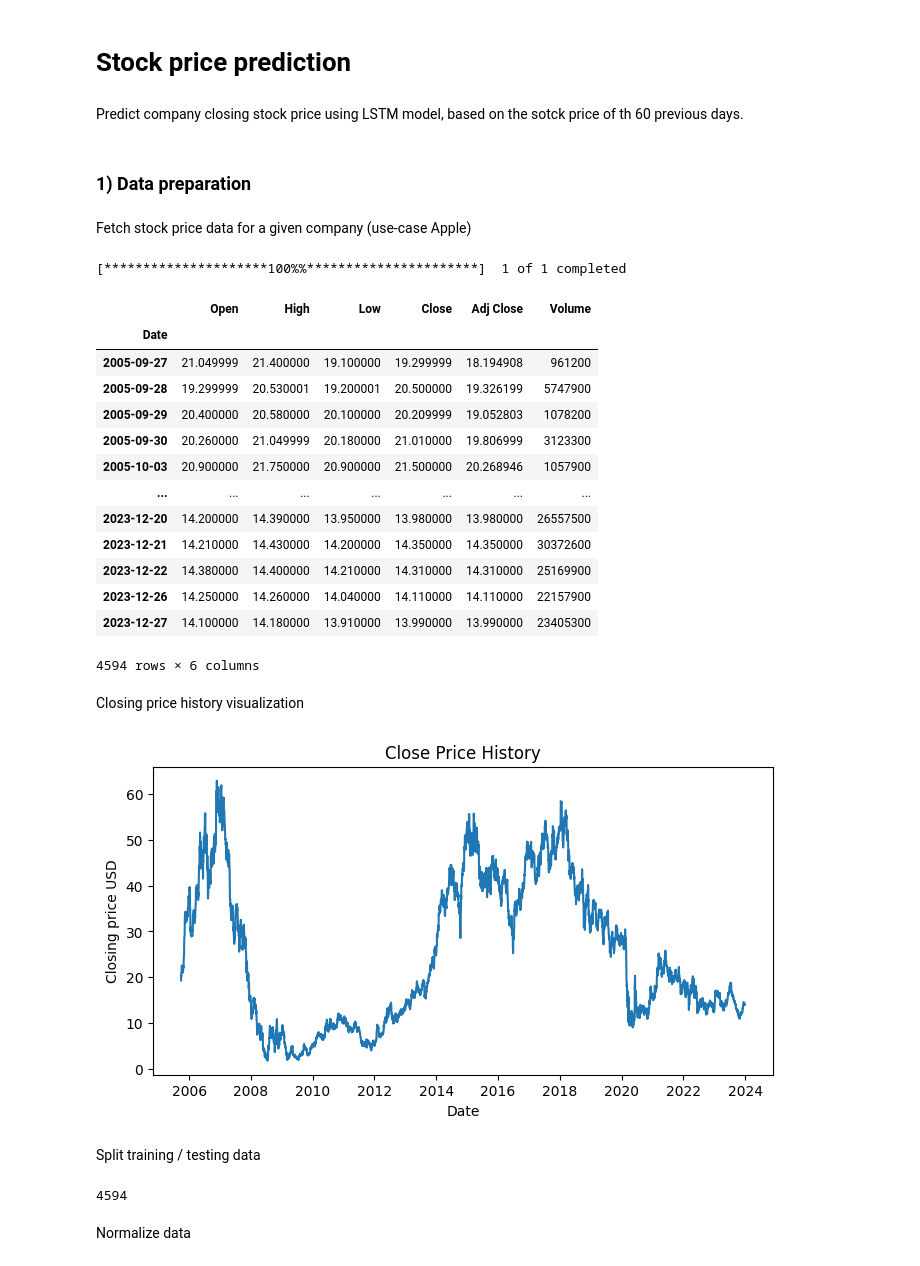
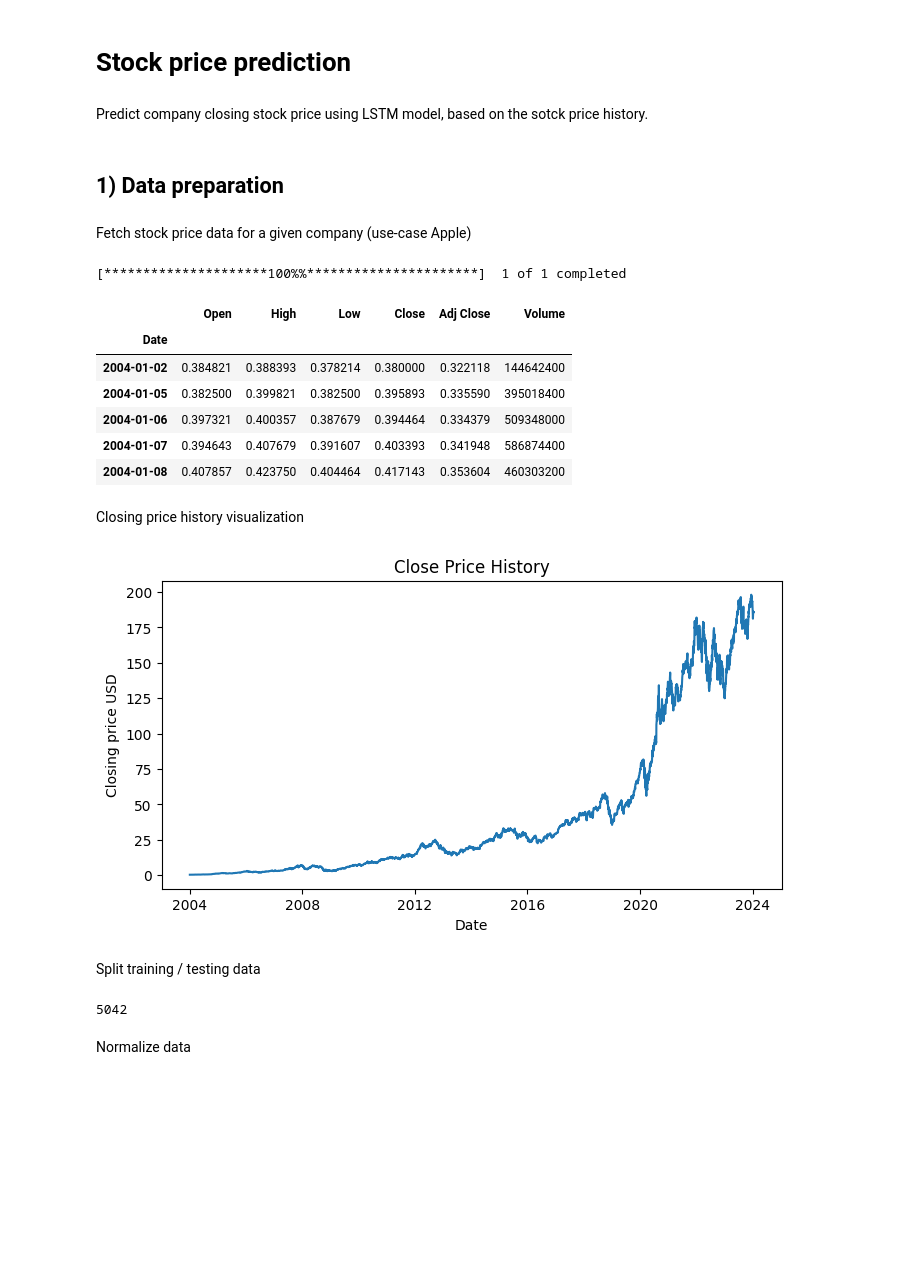
Before and after one commit to AmL-Dev/StockPrediction, a Jupyter notebook: StockPricePred.ipynb, the cells around one changed output. Cells and saved outputs as stored; diff of their text form; code cells hidden in the pictures; blank space fills up the shorter version.

```diff
--- a/StockPricePred.ipynb
+++ b/StockPricePred.ipynb
@@ -1,7 +1,7 @@
 # %% [markdown]
 # Stock price prediction
 # %% [markdown]
-Predict company closing stock price using LSTM model, based on the sotck price of th 60 previous days.
+Predict company closing stock price using LSTM model, based on the sotck price history.
 # %%
 import math
 import numpy as np
@@ -14,32 +15,25 @@ from datetime import date
 import matplotlib.pyplot as plt
 import yfinance as yf
 # %% [markdown]
-### 1) Data preparation
+## 1) Data preparation
 # %% [markdown]
 Fetch stock price data for a given company (use-case Apple)
 # %%
-start_date = '1970-01-01'
+start_date = '2004-01-01'
 end_date = date.today().strftime("%Y-%m-%d")
-company_code = 'AAL' #American Airlines
+company_code = 'AAPL' #American Airlines
 # %%
 df = yf.download(tickers = company_code, start = start_date, end = end_date)
-df
+df.head()
 # %% [output]
 [*********************100%%**********************]  1 of 1 completed
 |  | Open | High | Low | Close | Adj Close | Volume |
 | Date |  |  |  |  |  |  |
-| 2005-09-27 | 21.049999 | 21.400000 | 19.100000 | 19.299999 | 18.194908 | 961200 |
-| 2005-09-28 | 19.299999 | 20.530001 | 19.200001 | 20.500000 | 19.326199 | 5747900 |
-| 2005-09-29 | 20.400000 | 20.580000 | 20.100000 | 20.209999 | 19.052803 | 1078200 |
-| 2005-09-30 | 20.260000 | 21.049999 | 20.180000 | 21.010000 | 19.806999 | 3123300 |
-| 2005-10-03 | 20.900000 | 21.750000 | 20.900000 | 21.500000 | 20.268946 | 1057900 |
-| ... | ... | ... | ... | ... | ... | ... |
-| 2023-12-20 | 14.200000 | 14.390000 | 13.950000 | 13.980000 | 13.980000 | 26557500 |
-| 2023-12-21 | 14.210000 | 14.430000 | 14.200000 | 14.350000 | 14.350000 | 30372600 |
-| 2023-12-22 | 14.380000 | 14.400000 | 14.210000 | 14.310000 | 14.310000 | 25169900 |
-| 2023-12-26 | 14.250000 | 14.260000 | 14.040000 | 14.110000 | 14.110000 | 22157900 |
-| 2023-12-27 | 14.100000 | 14.180000 | 13.910000 | 13.990000 | 13.990000 | 23405300 |
+| 2004-01-02 | 0.384821 | 0.388393 | 0.378214 | 0.380000 | 0.322118 | 144642400 |
+| 2004-01-05 | 0.382500 | 0.399821 | 0.382500 | 0.395893 | 0.335590 | 395018400 |
+| 2004-01-06 | 0.397321 | 0.400357 | 0.387679 | 0.394464 | 0.334379 | 509348000 |
+| 2004-01-07 | 0.394643 | 0.407679 | 0.391607 | 0.403393 | 0.341948 | 586874400 |
+| 2004-01-08 | 0.407857 | 0.423750 | 0.404464 | 0.417143 | 0.353604 | 460303200 |
-4594 rows × 6 columns
 # %% [markdown]
 Closing price history visualization
 # %%
@@ -50,7 +44,7 @@ plt.xlabel('Date')
 plt.ylabel('Closing price USD')
 plt.show()
 # %% [output]
-[figure, old version]
+[figure, new version]
 # %% [markdown]
 Split training / testing data
 # %%
@@ -58,7 +52,7 @@ data = df['Close']
 dataset = data.values #df to numpy array
 len(dataset)
 # %% [output]
-4594
+5042
 # %%
 # Get the number of rows to train the model on
 training_data_len = int(np.ceil( len(dataset) * .80 ))
```
Also changed, not shown: parts of 45 cells of this notebook, 1 other file.
